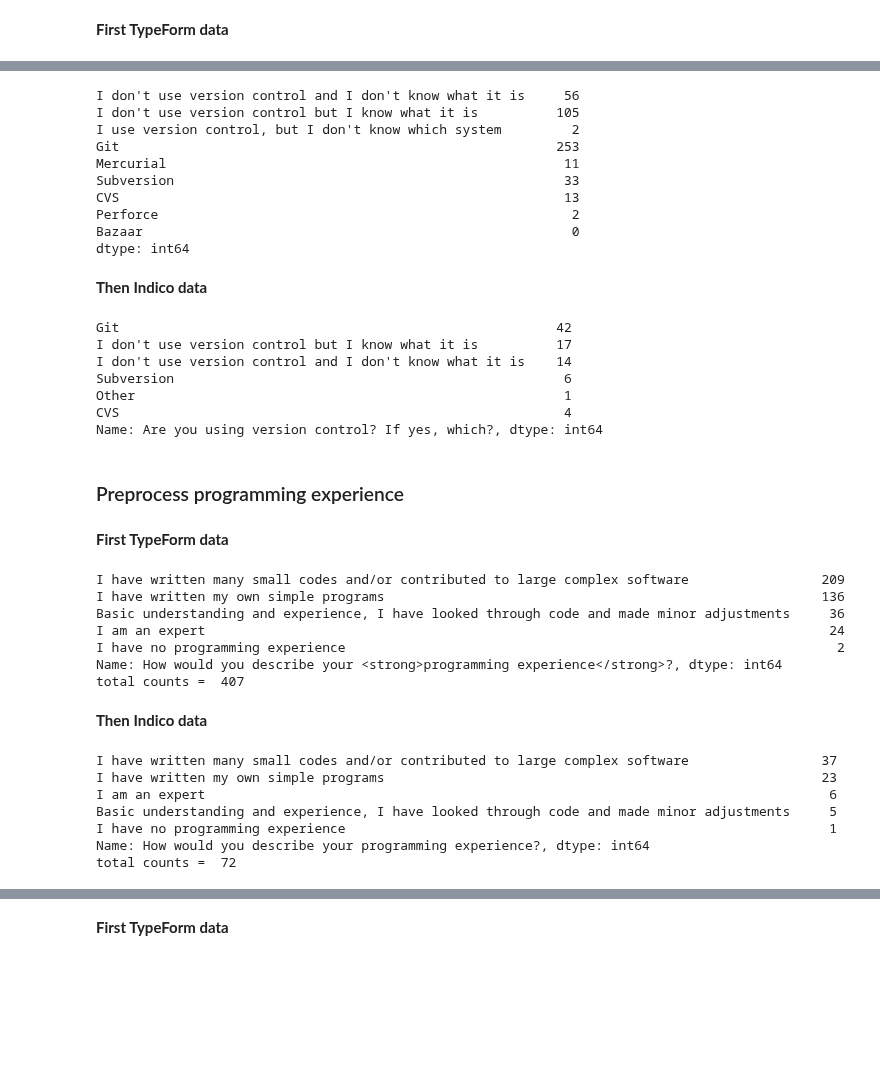
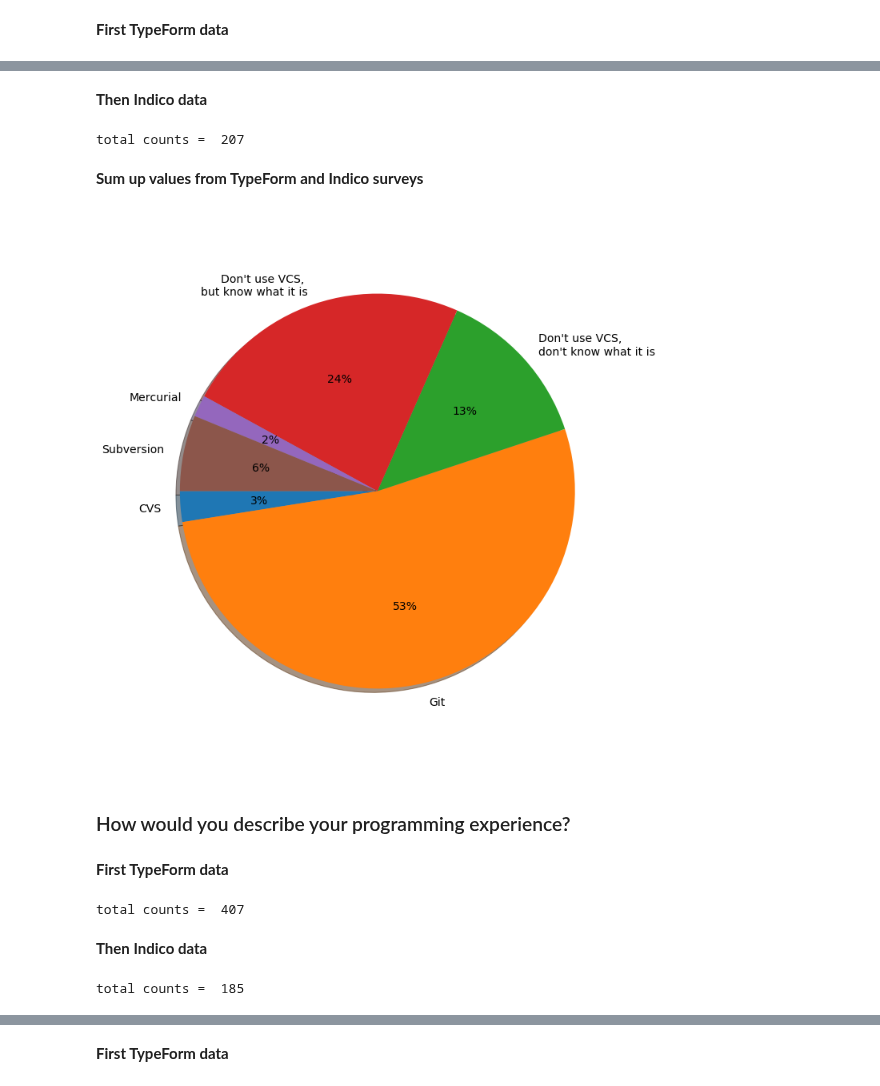
Before and after one commit to coderefinery/pre-workshop-survey, a Jupyter notebook: pre-workshop-survey.ipynb, the cells around one changed output, grey strips where cells are left out. Saved outputs shown, nothing was run; the diff lists cells and outputs as text; code cells hidden in the pictures; blank space fills up the shorter version.

Commit message:
refactor preprocessing/plotting, and add questions

```diff
--- a/pre-workshop-survey.ipynb
+++ b/pre-workshop-survey.ipynb
@@ -175,0 +146,12 @@ def split_multiple_choices(series):
+# %%
+def plot_pie(font, valcnt_series, xsize, ysize, filename, startangle=180):
+    plt.rc('font', **font)
+
+    values = valcnt_series.values
+    labels = valcnt_series.index
+    fig1, ax1 = plt.subplots(figsize=(xsize,ysize))
+    ax1.pie(values, labels=labels, autopct='%1.0f%%',
+            shadow=True, startangle=startangle)
+    ax1.axis('equal')  # Equal aspect ratio ensures that pie is drawn as a circle.
+    ax1.figure.tight_layout()
+    plt.savefig(filename)
@@ -184,17 +184,3 @@ version_control = ["I don't use version control and I don't know what it is",
-# %%
-stats_vc_tf = df_survey_tf[version_control].notna().sum()
-print(stats_vc_tf)
-# %% [output]
-I don't use version control and I don't know what it is     56
-I don't use version control but I know what it is          105
-I use version control, but I don't know which system         2
-Git                                                        253
-Mercurial                                                   11
-Subversion                                                  33
-CVS                                                         13
-Perforce                                                     2
-Bazaar                                                       0
-dtype: int64
 # %% [markdown]
 **Then Indico data**
 # %%
@@ -202,12 +188,9 @@ stats_vc_i = df_survey_indico["Are you using version control? If yes, which?"].v
 # need to split up values where multiple answers given
 split_multiple_choices(stats_vc_i)
 
-stats_vc_i
+#print(stats_vc_i)
+print("total counts = ", sum(stats_vc_i.values))
 # %% [output]
-Git                                                        42
-I don't use version control but I know what it is          17
-I don't use version control and I don't know what it is    14
-Subversion                                                  6
-Other                                                       1
-CVS                                                         4
-Name: Are you using version control? If yes, which?, dtype: int64
+total counts =  207
+# %% [markdown]
+**Sum up values from TypeForm and Indico surveys**
@@ -214,21 +199,32 @@ Name: Are you using version control? If yes, which?, dtype: int64
+# %%
+# renaming for less cluttering
+stats_vc.rename({"I don't use version control and I don't know what it is":
+                   "Don't use VCS, \ndon't know what it is"}, inplace=True)
+stats_vc.rename({"I don't use version control but I know what it is":
+                   "Don't use VCS, \nbut know what it is"}, inplace=True)
+stats_vc.rename({"I use version control, but I don't know which system":
+                   "Use VCS, but don't know which"}, inplace=True)
+
+# dropping answers below 1%
+stats_vc.drop(labels="Use VCS, but don't know which", inplace=True)
+stats_vc.drop(labels="Perforce", inplace=True)
+stats_vc.drop(labels="Bazaar", inplace=True)
+stats_vc.drop(labels="Other", inplace=True)
+
+plot_pie(font, stats_vc, xsize, ysize, "img/version-control.png");
+# %% [output]
+[figure, added]
 # %% [markdown]
-### Preprocess programming experience
+### How would you describe your programming experience?
 # %% [markdown]
 **First TypeForm data**
 # %%
 experience='How would you describe your <strong>programming experience</strong>?'
 stats_exp_tf = df_survey_tf[experience].value_counts()
 
-
-print(stats_exp_tf)
+#print(stats_exp_tf)
 print("total counts = ", sum(stats_exp_tf.values))
 # %% [output]
-I have written many small codes and/or contributed to large complex software                 209
-I have written my own simple programs                                                        136
-Basic understanding and experience, I have looked through code and made minor adjustments     36
-I am an expert                                                                                24
-I have no programming experience                                                               2
-Name: How would you describe your <strong>programming experience</strong>?, dtype: int64
 total counts =  407
 # %% [markdown]
 **Then Indico data**
@@ -236,14 +232,7 @@ total counts =  407
 experience='How would you describe your programming experience?'
 stats_exp_i = df_survey_indico[experience].value_counts()
 
-
-print(stats_exp_i)
+#print(stats_exp_i)
 print("total counts = ", sum(stats_exp_i.values))
 # %% [output]
-I have written many small codes and/or contributed to large complex software                 37
-I have written my own simple programs                                                        23
-I am an expert                                                                                6
-Basic understanding and experience, I have looked through code and made minor adjustments     5
-I have no programming experience                                                              1
-Name: How would you describe your programming experience?, dtype: int64
-total counts =  72
+total counts =  185
```
Also changed, not shown: parts of 88 cells of this notebook.
